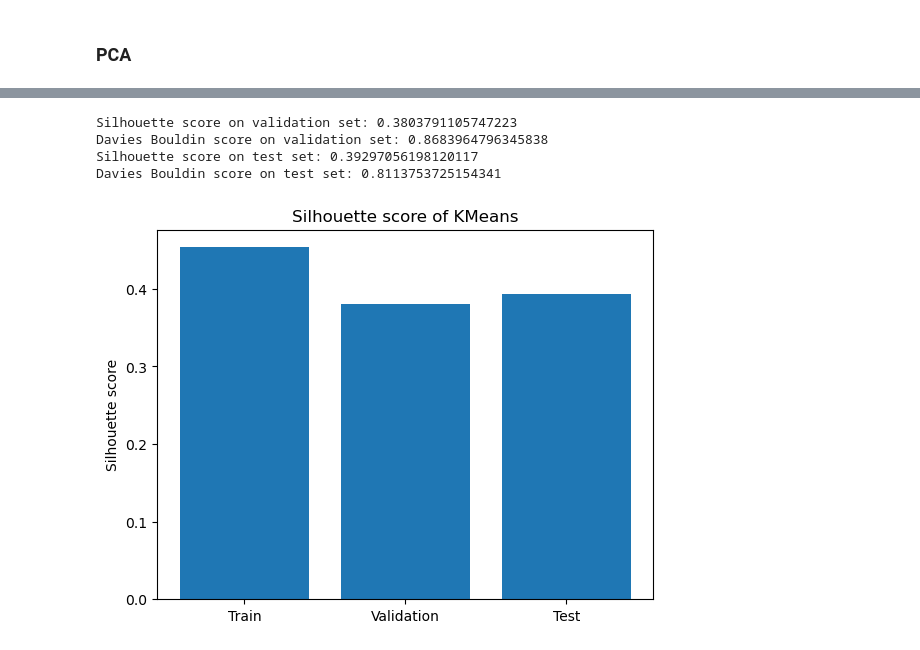
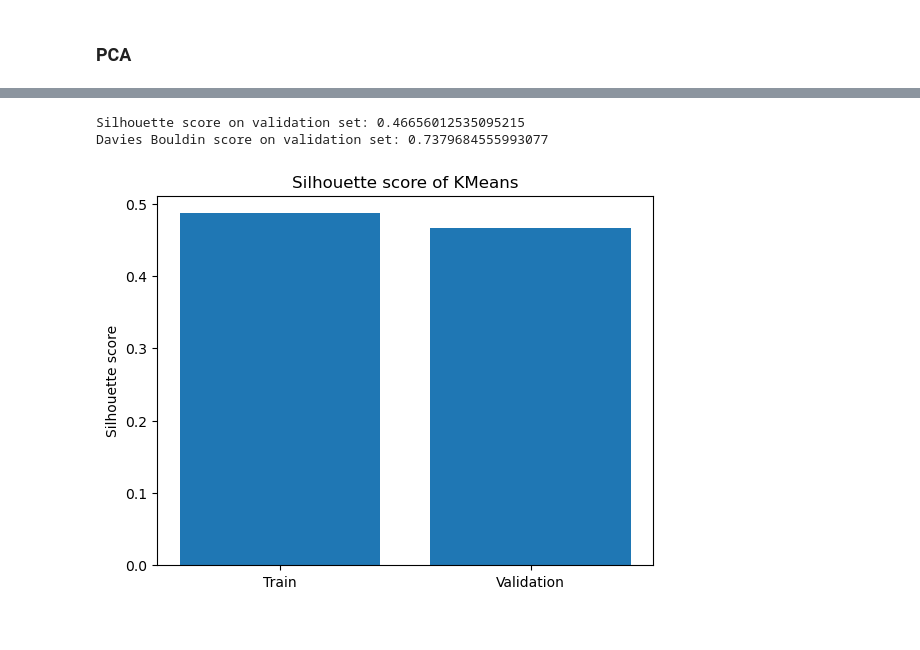
Before and after one commit to jsuaverd/COMP254-Assignments, a Jupyter notebook: clustering_kmeans.ipynb, the cells around one changed output, grey strips where cells are left out. Cells and saved outputs as stored; diff of their text form; code cells hidden in the pictures.

```diff
--- a/clustering_kmeans.ipynb
+++ b/clustering_kmeans.ipynb
@@ -155,2 +152,8 @@ Counter({0: 112, 2: 106, 3: 96, 1: 86})
+# %%
+pipeline = Pipeline([
+    ('scaler', scaler),
+    ('pca', pca),
+    ('umap', umap_reducer)
+])
 # %%
 X_val = pd.read_csv("umist_val_for_cluster.csv")
@@ -158,6 +159,0 @@ X_test = pd.read_csv("umist_test_for_cluster.csv")
-# %%
-X_val = scaler.transform(X_val)
-X_test = scaler.transform(X_test)
-
-X_val_pca = pca_for_umap.transform(X_val)
-X_test_pca = pca_for_umap.transform(X_test)
@@ -167,26 +160,20 @@ X_test_umap = umap_reducer.transform(X_test_pca)
+# %%
+X_val_transformed = pipeline.transform(X_val)
 # %%
-kmeans_labels_val = kmeans_umap.predict(X_val_umap)
-silhouette_score_val = silhouette_score(X_val_umap, kmeans_labels_val)
-davies_bouldin_score_val = davies_bouldin_score(X_val_umap, kmeans_labels_val)
+kmeans_labels_val = kmeans_umap.predict(X_val_transformed)
+silhouette_score_val = silhouette_score(X_val_transformed, kmeans_labels_val)
+davies_bouldin_score_val = davies_bouldin_score(X_val_transformed, kmeans_labels_val)
 print(f'Silhouette score on validation set: {silhouette_score_val}')
 print(f'Davies Bouldin score on validation set: {davies_bouldin_score_val}')
-
-kmeans_labels_test = kmeans_umap.predict(X_test_umap)
-silhouette_score_test = silhouette_score(X_test_umap, kmeans_labels_test)
-davies_bouldin_score_test = davies_bouldin_score(X_test_umap, kmeans_labels_test)
-print(f'Silhouette score on test set: {silhouette_score_test}')
-print(f'Davies Bouldin score on test set: {davies_bouldin_score_test}')
 # %% [output]
-Silhouette score on validation set: 0.3803791105747223
-Davies Bouldin score on validation set: 0.8683964796345838
-Silhouette score on test set: 0.39297056198120117
-Davies Bouldin score on test set: 0.8113753725154341
+Silhouette score on validation set: 0.46656012535095215
+Davies Bouldin score on validation set: 0.7379684555993077
 # %%
 # plot of silhouette scores on train, validation and test sets
-plt.bar(['Train', 'Validation', 'Test'], [silhouette_score_train, silhouette_score_val, silhouette_score_test])
+plt.bar(['Train', 'Validation'], [silhouette_score_train, silhouette_score_val])
 plt.ylabel('Silhouette score')
 plt.title('Silhouette score of KMeans')
 plt.show()
 # %% [output]
-[figure, old version]
+[figure, new version]
 # %%
```
Also changed, not shown: parts of 21 cells of this notebook, 5 other files.
